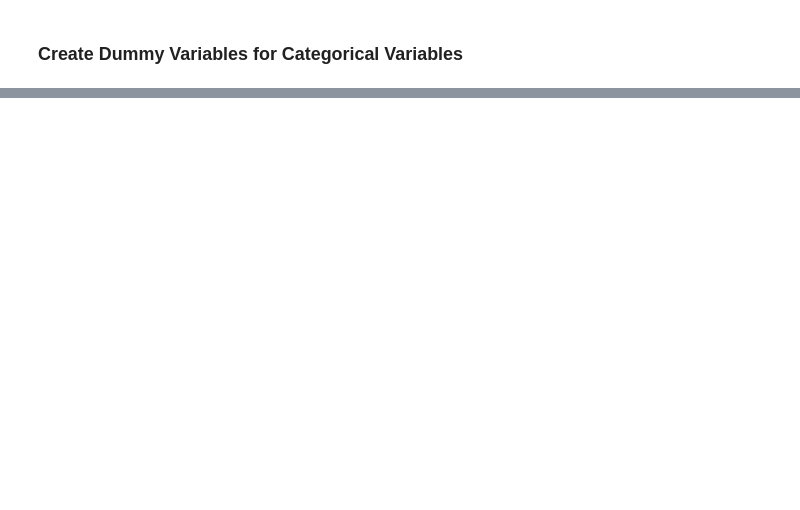
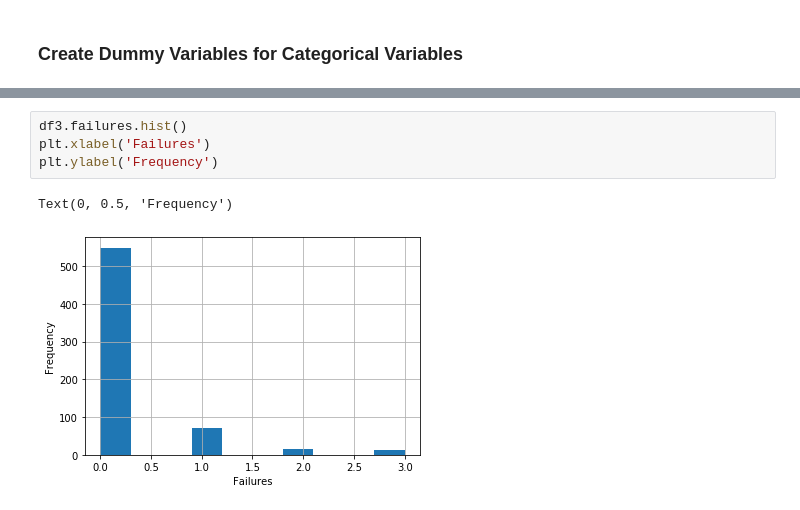
Before and after one commit to stephyap/ph1978L_finalproject, a Jupyter notebook: ph1978L_finalproject.ipynb, the cells around one changed output, grey strips where cells are left out. Saved outputs shown, nothing was run; the diff lists cells and outputs as text; blank space fills up the shorter version.

```diff
--- a/ph1978L_finalproject.ipynb
+++ b/ph1978L_finalproject.ipynb
@@ -116,0 +210,7 @@ dtype: object
+# %%
+df3.failures.hist()
+plt.xlabel('Failures')
+plt.ylabel('Frequency')
+# %% [output]
+Text(0, 0.5, 'Frequency')
+[figure, added]
```
Also changed, not shown: parts of 23 cells of this notebook.
